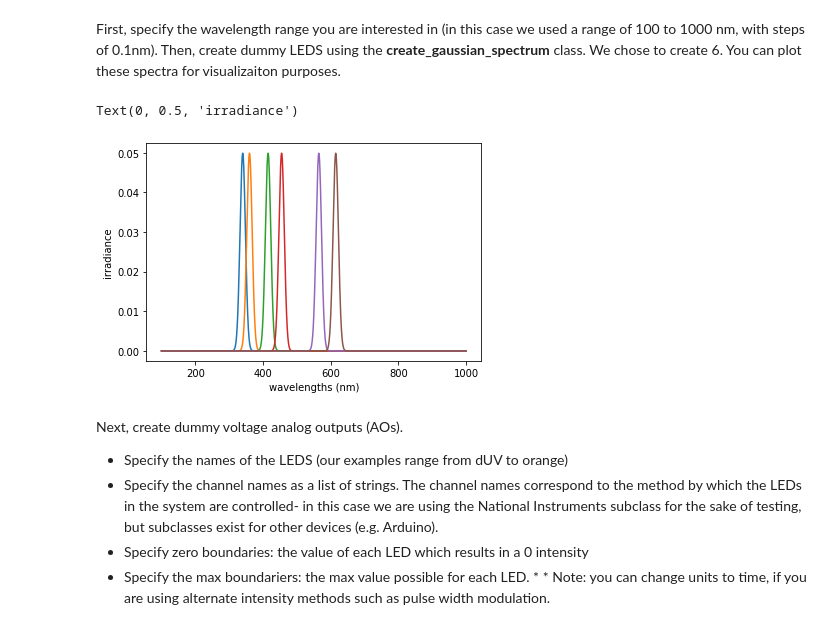
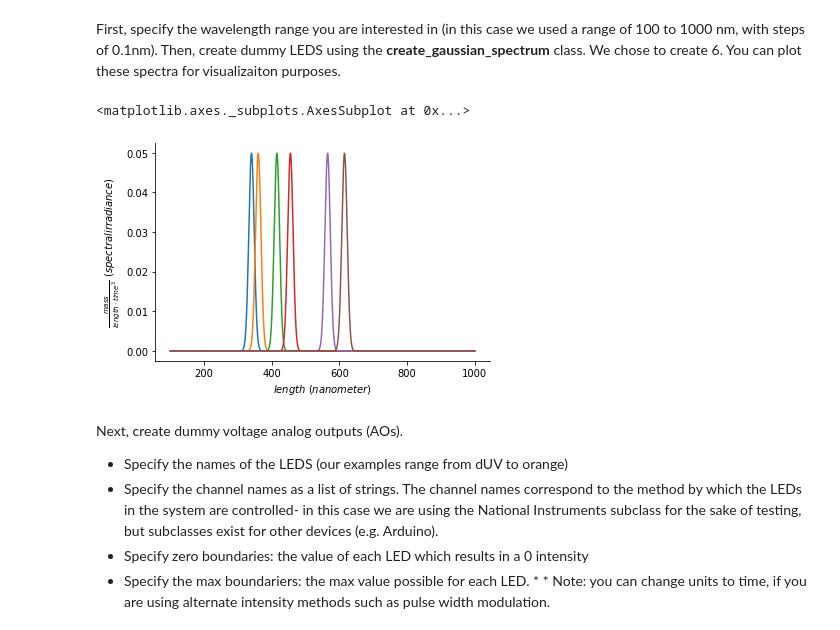
Before and after one commit to neuralsignal/dreye, a Jupyter notebook: tutorials/Running Dummy Measurements.ipynb, the cells around one changed output. Saved outputs shown, nothing was run; the diff lists cells and outputs as text; code cells hidden in the pictures.

```diff
--- a/tutorials/Running Dummy Measurements.ipynb
+++ b/tutorials/Running Dummy Measurements.ipynb
@@ -12,17 +12,15 @@ First, specify the wavelength range you are interested in (in this case we used
 # %%
 wls = np.arange(100, 1000, 0.1)
 dummy_leds = create_gaussian_spectrum(
     wls,
     [340, 360, 415, 455, 565, 615],
     std=8,
     units='spectralirradiance'
 )
-plt.plot(dummy_leds.domain, dummy_leds)
-plt.xlabel('wavelengths (nm)')
-plt.ylabel('irradiance')
+dummy_leds.plot()
 # %% [output]
-Text(0, 0.5, 'irradiance')
+<matplotlib.axes._subplots.AxesSubplot at 0x...>
-[figure, old version]
+[figure, new version]
 # %% [markdown]
 Next, create dummy voltage analog outputs (AOs).
  - Specify the names of the LEDS (our examples range from dUV to orange)
```
Also changed, not shown: parts of 13 cells of this notebook, 22 other files.
